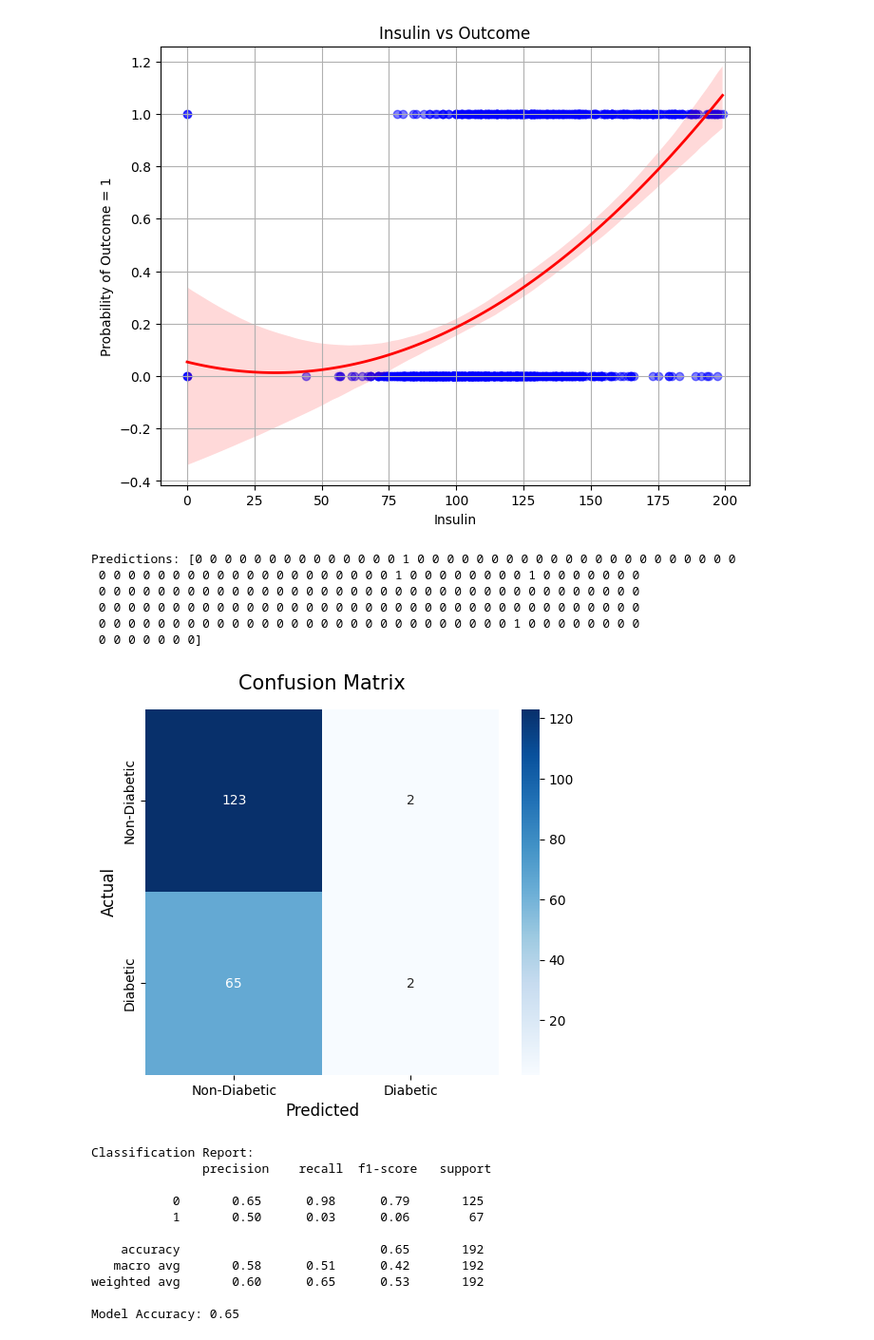
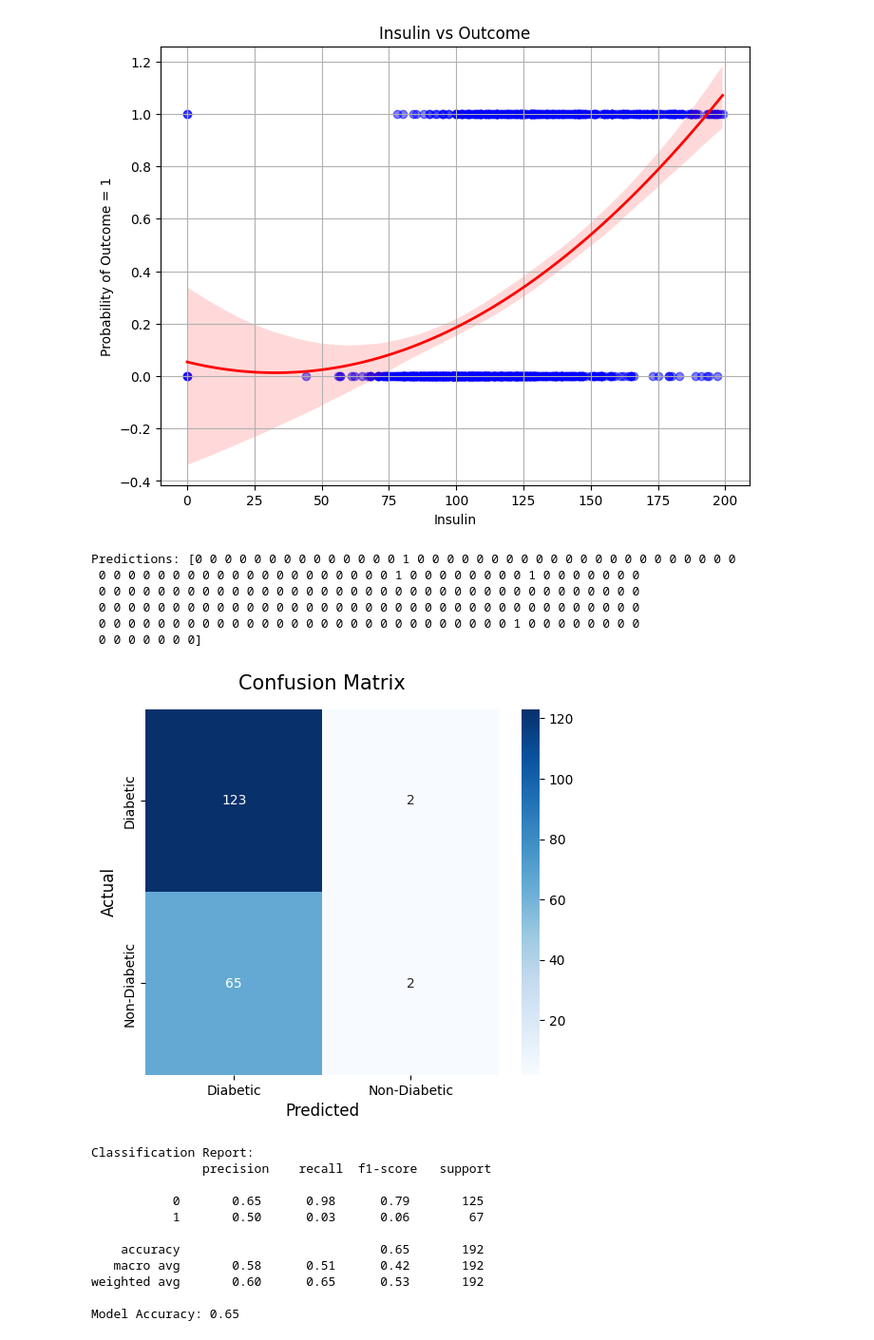
Before and after one commit to SakshiSapike/ML, a Jupyter notebook: Assignment3.ipynb, the cells around one changed output. Shown at 95% size. Drawn from its saved outputs; the diff is of its cells as text; code cells hidden in the pictures.

```diff
--- a/Assignment3.ipynb
+++ b/Assignment3.ipynb
@@ -111,36 +111,36 @@ logreg.fit(X_train, y_train)
 
 y_pred = logreg.predict(X_test)
 print("Predictions:", y_pred)
 
 cm = confusion_matrix(y_test, y_pred)
 
 plt.figure(figsize=(6, 5))
 sns.heatmap(
     cm,
     annot=True,
     fmt='g',
     cmap='Blues',
-    xticklabels=['Non-Diabetic', 'Diabetic'],
-    yticklabels=['Non-Diabetic', 'Diabetic']
+    xticklabels=['Diabetic', 'Non-Diabetic'],
+    yticklabels=['Diabetic', 'Non-Diabetic']
 )
 
 plt.ylabel('Actual', fontsize=12)
 plt.xlabel('Predicted', fontsize=12)
 plt.title('Confusion Matrix', fontsize=15, pad=15)
 plt.show()
 
 print("\nClassification Report:\n", classification_report(y_test, y_pred))
 
 accuracy = accuracy_score(y_test, y_pred)
 print(f"Model Accuracy: {accuracy:.2f}")
 # %% [output]
 Predictions: [0 0 0 0 0 0 0 0 0 0 0 0 0 0 1 0 0 0 0 0 0 0 0 0 0 0 0 0 0 0 0 0 0 0 0 0 0
  0 0 0 0 0 0 0 0 0 0 0 0 0 0 0 0 0 0 0 0 1 0 0 0 0 0 0 0 0 1 0 0 0 0 0 0 0
  0 0 0 0 0 0 0 0 0 0 0 0 0 0 0 0 0 0 0 0 0 0 0 0 0 0 0 0 0 0 0 0 0 0 0 0 0
  0 0 0 0 0 0 0 0 0 0 0 0 0 0 0 0 0 0 0 0 0 0 0 0 0 0 0 0 0 0 0 0 0 0 0 0 0
  0 0 0 0 0 0 0 0 0 0 0 0 0 0 0 0 0 0 0 0 0 0 0 0 0 0 0 0 1 0 0 0 0 0 0 0 0
  0 0 0 0 0 0 0]
-[figure, old version]
+[figure, new version]
 Classification Report:
                precision    recall  f1-score   support
 
```
Also changed, not shown: 3 other files.
